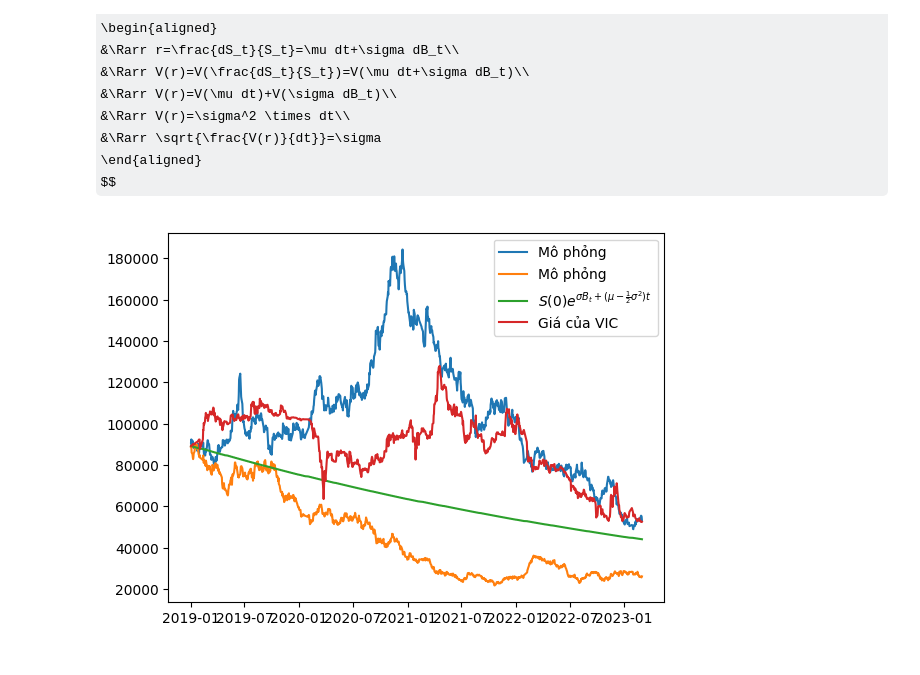
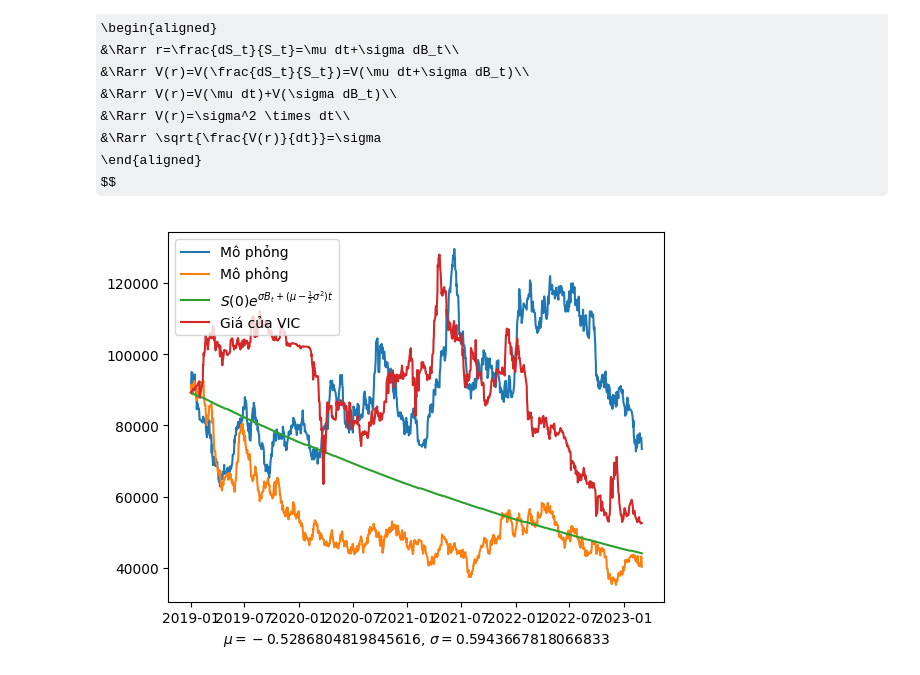
Before and after one commit to khanhtrinh2003/Financial-mathematics, a Jupyter notebook: kiem_tra.ipynb, the cells around one changed output. Cells and saved outputs as stored; diff of their text form; code cells hidden in the pictures; some formulas as TeX source.

```diff
--- a/kiem_tra.ipynb
+++ b/kiem_tra.ipynb
@@ -159,24 +159,25 @@ def mu_sigma(tisuat,hs):
 # %%
 ticker = "VIC"
 mu, sigma =  mu_sigma(ti_suat[ticker],len(ti_suat))
 
 T=1
 N=len(df) # Số bước
 M=10000 # Số kịch bản
 
 dt=T/N
 t=np.arange(0,1,dt)
 dW = np.sqrt(dt)*np.random.randn(M,N)
 W = np.cumsum(dW,axis=1)
 S0 = df[ticker][0]
 
 U=np.exp((mu-0.5*sigma**2)*t+sigma*W)
 Umean = np.exp((mu-0.5*sigma**2)*t)
 
 plt.plot(df.index,S0*U[:2].T,label="Mô phỏng") #Vẽ 2 đường
 plt.plot(df.index,S0*Umean,label="$S(0)e^{\sigma B_t+(\mu-\\frac{1}{2} \sigma^2)t}$")
 plt.plot(df[ticker],label=f"Giá của {ticker}")
+plt.xlabel(f"$\mu={mu}$, $\sigma={sigma}$")
 plt.legend()
 plt.show()
 # %% [output]
-[figure, old version]
+[figure, new version]
```
